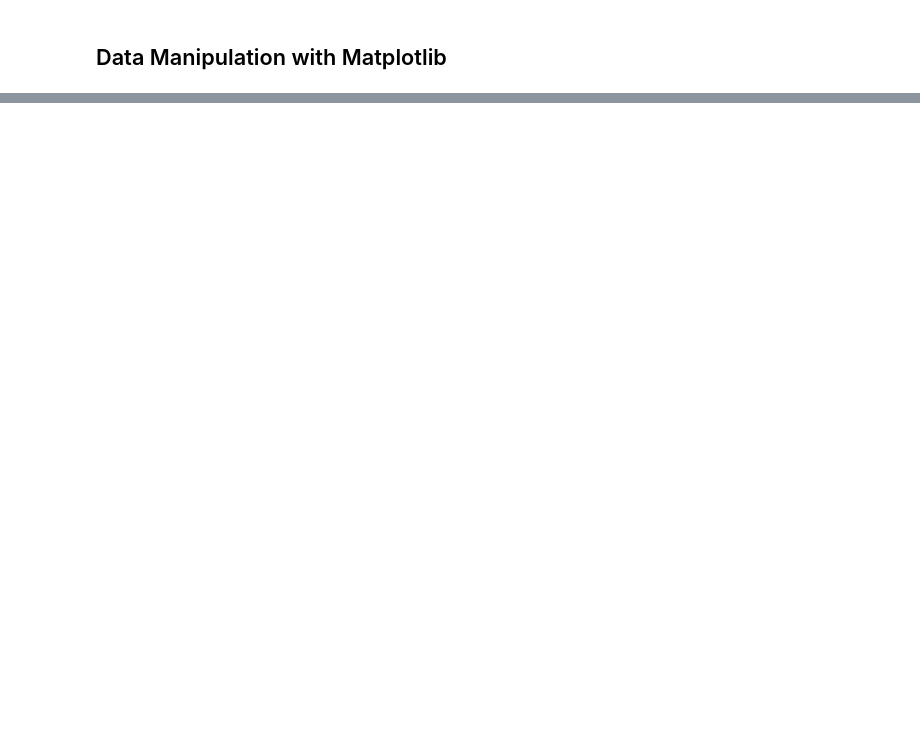
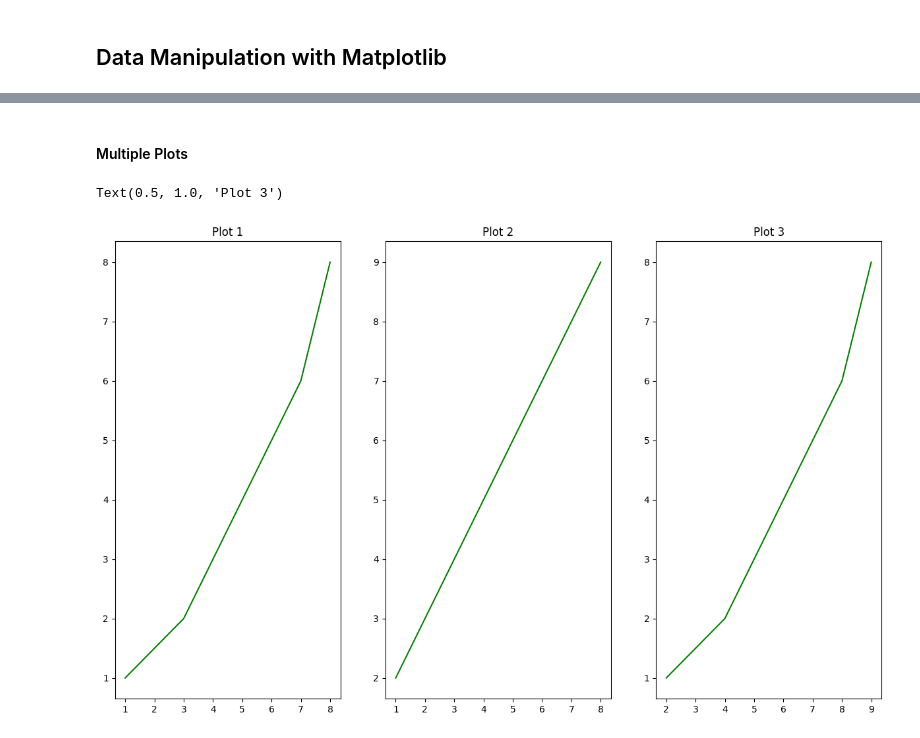
Before and after one commit to KaushalNaik02/Data-Analysis-With-Python-DS, a Jupyter notebook: 04-Data_visualization_Matplotlib.ipynb, the cells around one changed output, grey strips where cells are left out. Saved outputs shown, nothing was run; the diff lists cells and outputs as text; code cells hidden in the pictures; blank space fills up the shorter version.

```diff
--- a/04-Data_visualization_Matplotlib.ipynb
+++ b/04-Data_visualization_Matplotlib.ipynb
@@ -11,0 +24,23 @@ plt.plot(x,y)
+# %% [markdown]
+#### Multiple Plots
+# %%
+a = [1,3,5,7,8,]
+b = [1,2,4,6,8,]
+c = [2,4,6,8,9,]
+
+plt.figure(figsize=(15,9))
+
+plt.subplot(1,3,1)
+plt.plot(a,b,color='green')
+plt.title('Plot 1')
+
+plt.subplot(1,3,2)
+plt.plot(a,c,color='green')
+plt.title('Plot 2')
+
+plt.subplot(1,3,3)
+plt.plot(c,b,color='green')
+plt.title('Plot 3')
+# %% [output]
+Text(0.5, 1.0, 'Plot 3')
+[figure, added]
```
Also changed, not shown: parts of 5 cells of this notebook.
